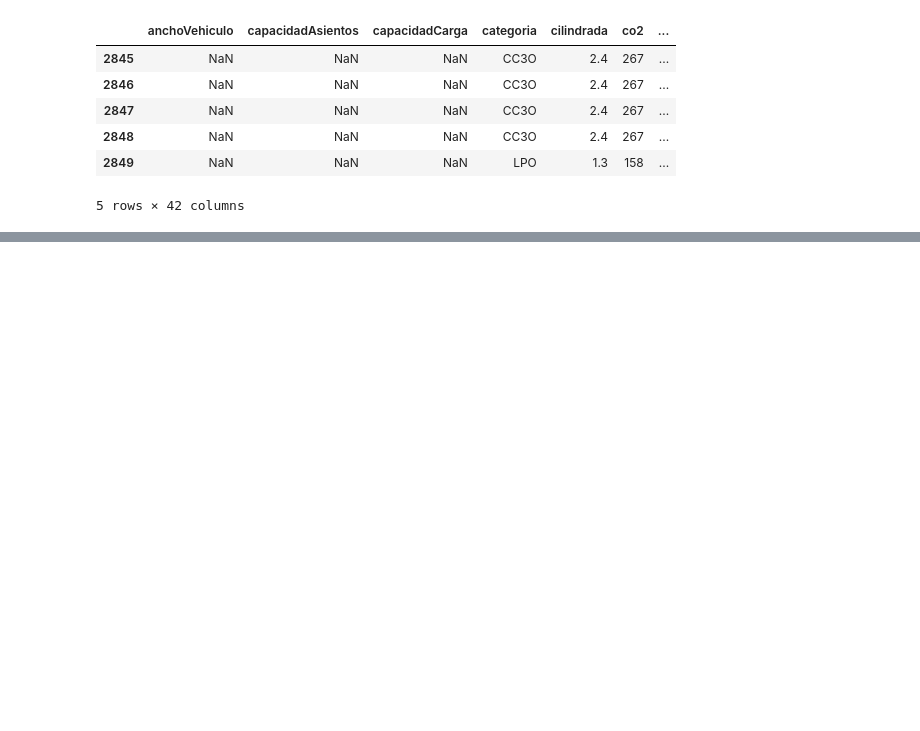
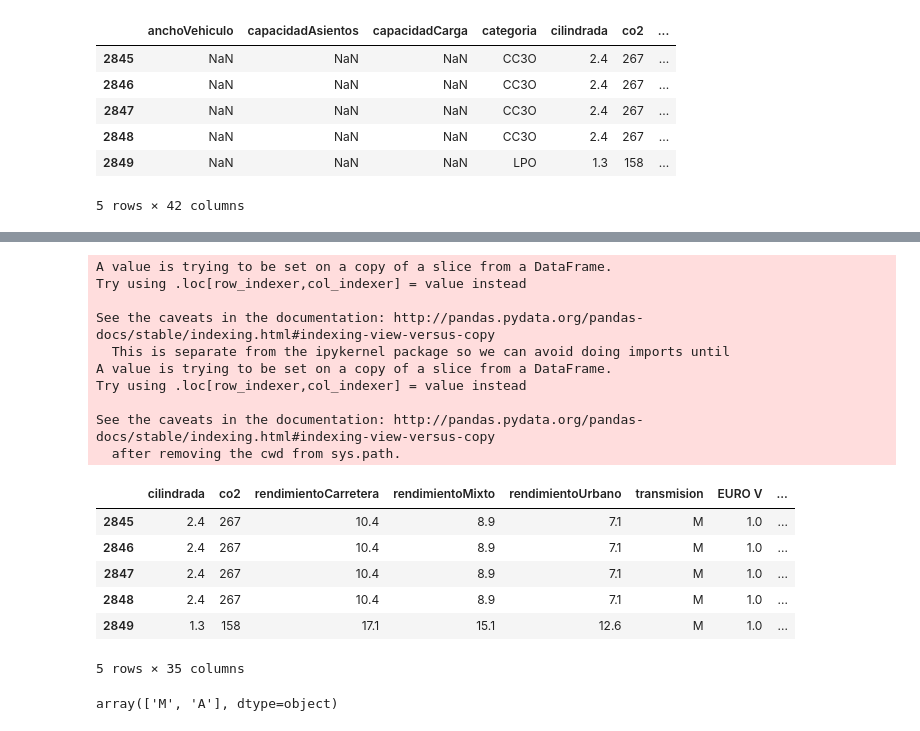
Before and after one commit to niavarote/Senpai_IA_Developer_2020_Proyect, a Jupyter notebook: 2-Data_Transformation.ipynb, the cells around one changed output, grey strips where cells are left out. Saved outputs shown, nothing was run; the diff lists cells and outputs as text; code cells hidden in the pictures; blank space fills up the shorter version.

```diff
--- a/2-Data_Transformation.ipynb
+++ b/2-Data_Transformation.ipynb
@@ -37,0 +255,28 @@ df
+# %%
+traccion= df2.pop('traccion')
+#traccion
+df2['4x2'] = (traccion == '4x2')*1.0
+df2['4x4'] = (traccion == '4x4')*1.0
+df2.tail()
+# %% [output]
+A value is trying to be set on a copy of a slice from a DataFrame.
+Try using .loc[row_indexer,col_indexer] = value instead
+
+See the caveats in the documentation: http://pandas.pydata.org/pandas-docs/stable/indexing.html#indexing-view-versus-copy
+  This is separate from the ipykernel package so we can avoid doing imports until
+A value is trying to be set on a copy of a slice from a DataFrame.
+Try using .loc[row_indexer,col_indexer] = value instead
+
+See the caveats in the documentation: http://pandas.pydata.org/pandas-docs/stable/indexing.html#indexing-view-versus-copy
+  after removing the cwd from sys.path.
+|  | cilindrada | co2 | rendimientoCarretera | rendimientoMixto | rendimientoUrbano | transmision | EURO V | ... |
+| 2845 | 2.4 | 267 | 10.4 | 8.9 | 7.1 | M | 1.0 | ... |
+| 2846 | 2.4 | 267 | 10.4 | 8.9 | 7.1 | M | 1.0 | ... |
+| 2847 | 2.4 | 267 | 10.4 | 8.9 | 7.1 | M | 1.0 | ... |
+| 2848 | 2.4 | 267 | 10.4 | 8.9 | 7.1 | M | 1.0 | ... |
+| 2849 | 1.3 | 158 | 17.1 | 15.1 | 12.6 | M | 1.0 | ... |
+5 rows × 35 columns
+# %%
+df2.transmision.unique()
+# %% [output]
+array(['M', 'A'], dtype=object)
```
Also changed, not shown: parts of 25 cells of this notebook, 6 other files.
